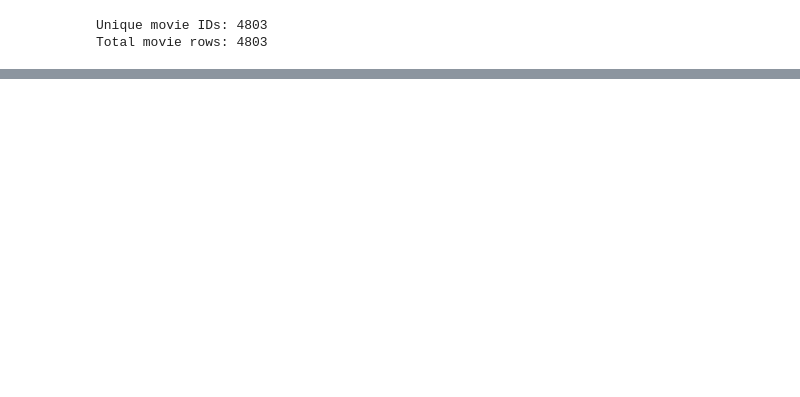
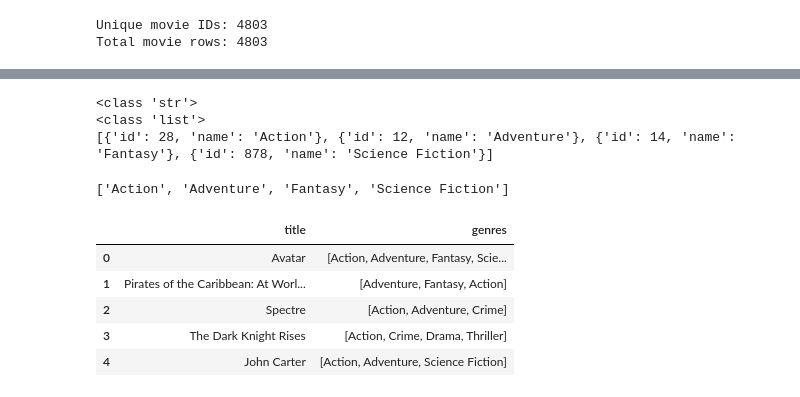
Before and after one commit to gsonal06/CineMind, a Jupyter notebook: notebooks/01_data_exploration.ipynb, the cells around one changed output, grey strips where cells are left out. Drawn from its saved outputs; the diff is of its cells as text; code cells hidden in the pictures; blank space fills up the shorter version.

```diff
--- a/notebooks/01_data_exploration.ipynb
+++ b/notebooks/01_data_exploration.ipynb
@@ -175,0 +222,4 @@ Total movie rows: 4803
+# %%
+clean_movies["overview"] = clean_movies["overview"].fillna("")
+
+print("Missing overviews:", clean_movies["overview"].isnull().sum())
@@ -175,0 +228,8 @@ Total movie rows: 4803
+# %%
+clean_movies["release_date"] = pd.to_datetime(
+    clean_movies["release_date"],
+    errors="coerce"
+)
+
+print("Missing release dates:", clean_movies["release_date"].isnull().sum())
+print("Data type:", clean_movies["release_date"].dtype)
@@ -175,0 +239,7 @@ Total movie rows: 4803
+# %%
+median_runtime = clean_movies["runtime"].median()
+
+clean_movies["runtime"] = clean_movies["runtime"].fillna(median_runtime)
+
+print("Median runtime:", median_runtime)
+print("Missing runtime values:", clean_movies["runtime"].isnull().sum())
@@ -175,0 +266,32 @@ Total movie rows: 4803
+# %%
+import ast
+
+print(type(clean_movies["genres"].iloc[0]))
+
+genres_list = ast.literal_eval(clean_movies["genres"].iloc[0])
+
+print(type(genres_list))
+print(genres_list)
+# %% [output]
+<class 'str'>
+<class 'list'>
+[{'id': 28, 'name': 'Action'}, {'id': 12, 'name': 'Adventure'}, {'id': 14, 'name': 'Fantasy'}, {'id': 878, 'name': 'Science Fiction'}]
+# %%
+def extract_names(text):
+    items = ast.literal_eval(text)
+    return [item["name"] for item in items]
+
+print(extract_names(clean_movies["genres"].iloc[0]))
+# %% [output]
+['Action', 'Adventure', 'Fantasy', 'Science Fiction']
+# %%
+clean_movies["genres"] = clean_movies["genres"].apply(extract_names)
+
+clean_movies[["title", "genres"]].head()
+# %% [output]
+|  | title | genres |
+| 0 | Avatar | [Action, Adventure, Fantasy, Scie... |
+| 1 | Pirates of the Caribbean: At Worl... | [Adventure, Fantasy, Action] |
+| 2 | Spectre | [Action, Adventure, Crime] |
+| 3 | The Dark Knight Rises | [Action, Crime, Drama, Thriller] |
+| 4 | John Carter | [Action, Adventure, Science Fiction] |
```
Also changed, not shown: parts of 26 cells of this notebook, 1 other file.
